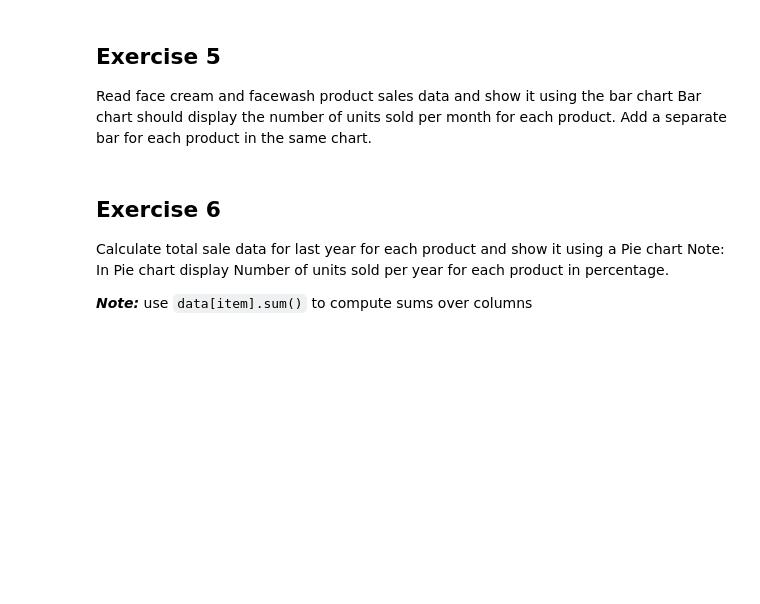
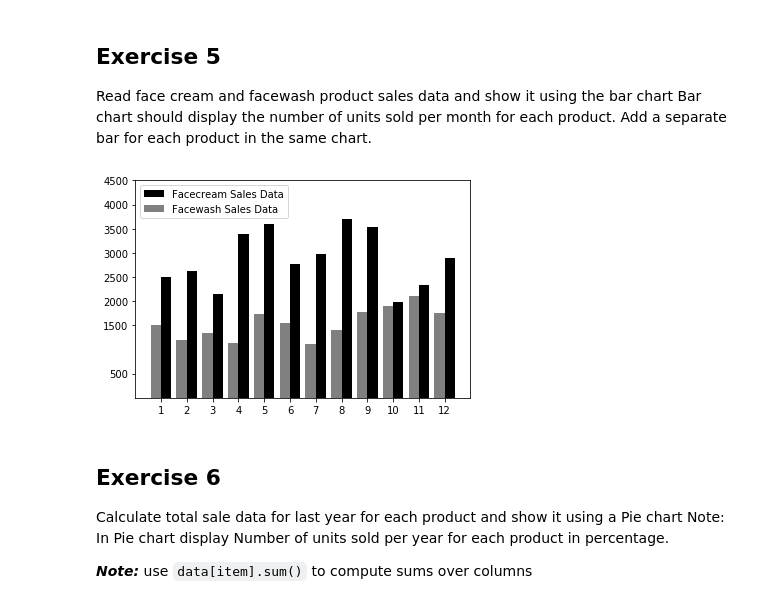
Before and after one commit to apfoertn/DataScienceSS20, a Jupyter notebook: Exercises/1_b_MatplotLib.ipynb, the cells around one changed output. Saved outputs shown, nothing was run; the diff lists cells and outputs as text; code cells hidden in the pictures; blank space fills up the shorter version.

```diff
--- a/Exercises/1_b_MatplotLib.ipynb
+++ b/Exercises/1_b_MatplotLib.ipynb
@@ -111,6 +110,15 @@ plt.show()
 ## Exercise 5
 Read face cream and facewash product sales data and show it using the bar chart
 Bar chart should display the number of units sold per month for each product. Add a separate bar for each product in the same chart.
+# %%
+plt.bar(data.month_number, data.facecream,width=0.4, align='edge', label='Facecream Sales Data', color='black')
+plt.bar(data.month_number, data.facewash,width=-0.4,align='edge', label='Facewash Sales Data', color='grey')
+plt.xticks(data.month_number)
+plt.yticks([500, 1500, 2000, 2500, 3000, 3500, 4000, 4500])
+plt.legend(loc='upper left')
+plt.show()
+# %% [output]
+[figure, added]
 # %% [markdown]
 ## Exercise 6
 Calculate total sale data for last year for each product and show it using a Pie chart
```
Also changed, not shown: parts of 3 cells of this notebook, 2 other files.
